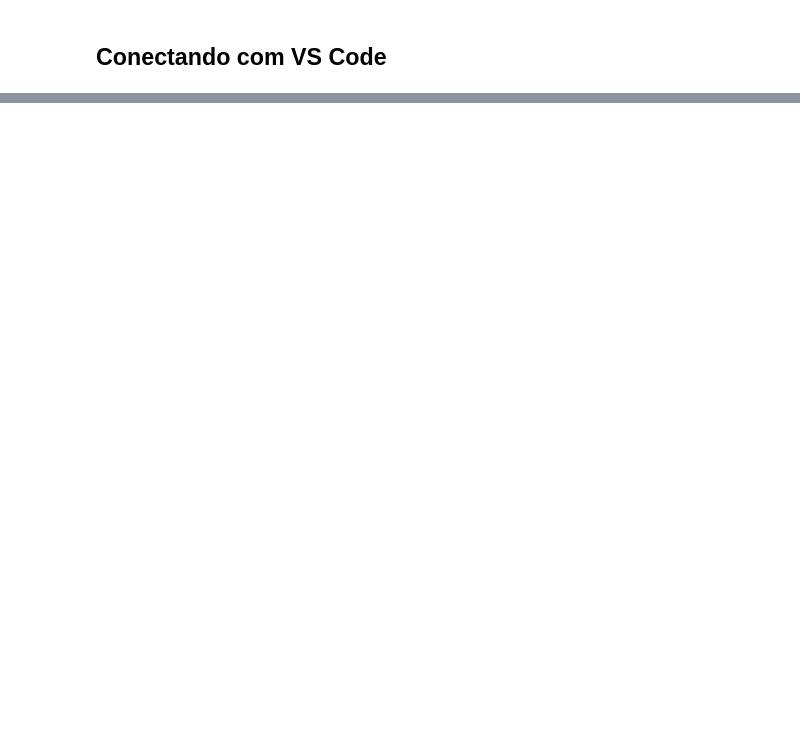
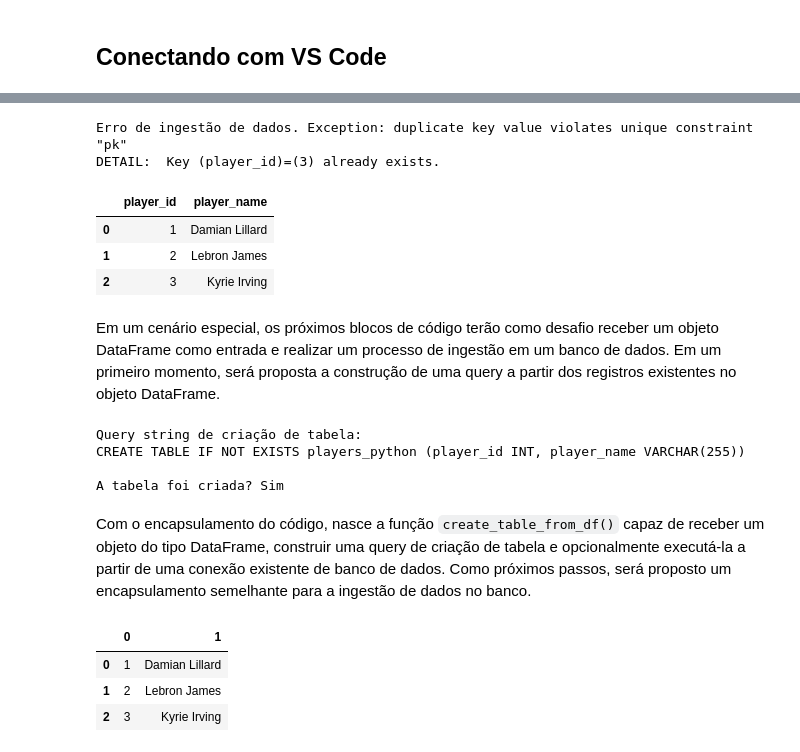
Before and after one commit to ThiagoPanini/nbaflow, a Jupyter notebook: notebooks/NBAFlow-aws-migration.ipynb, the cells around one changed output, grey strips where cells are left out. Drawn from its saved outputs; the diff is of its cells as text; code cells hidden in the pictures; blank space fills up the shorter version.

Commit message:
Implementando integração do PostgreSQL com Python via psycopg2

```diff
--- a/notebooks/NBAFlow-aws-migration.ipynb
+++ b/notebooks/NBAFlow-aws-migration.ipynb
@@ -286,0 +424,40 @@ ___
+# %%
+# Definindo string sql de ingestão de dados
+insert_query = """
+    INSERT INTO players (player_id, player_name)
+        VALUES (3, 'Kyrie Irving')
+"""
+
+# Definindo string sql de seleção de dados
+select_query = """
+    SELECT
+        player_id,
+        player_name
+
+    FROM players
+"""
+
+# Criando cursor e aplicando comandos no banco de daods
+with conn.cursor() as cur:
+    try:
+        cur.execute(insert_query)
+        conn.commit()
+    except Exception as e:
+        print(f'Erro de ingestão de dados. Exception: {e}')
+        conn.rollback()
+    finally:
+        cur.execute(select_query)
+        conn.commit()
+        data = pd.DataFrame(cur.fetchall(), columns=['player_id', 'player_name'])
+
+# Verificando resultado
+data.head()
+# %% [output]
+Erro de ingestão de dados. Exception: duplicate key value violates unique constraint "pk"
+DETAIL:  Key (player_id)=(3) already exists.
+|  | player_id | player_name |
+| 0 | 1 | Damian Lillard |
+| 1 | 2 | Lebron James |
+| 2 | 3 | Kyrie Irving |
+# %% [markdown]
+Em um cenário especial, os próximos blocos de código terão como desafio receber um objeto DataFrame como entrada e realizar um processo de ingestão em um banco de dados. Em um primeiro momento, será proposta a construção de uma query a partir dos registros existentes no objeto DataFrame.
@@ -286,0 +561,19 @@ ___
+# %%
+# Testando função
+players_table = 'players_python'
+create_string = create_table_from_df(df=data, table_name=players_table,
+                                     run=True, db_connection=conn)
+
+# Verificando resultados
+print(f'Query string de criação de tabela:\n{create_string}')
+with conn.cursor() as cur:
+    conn.commit()
+    cur.execute("SELECT table_name FROM information_schema.tables WHERE table_schema='public'")
+    print(f'\nA tabela foi criada? {"Sim" if players_table in pd.DataFrame(cur.fetchall()).values else "Não"}')
+# %% [output]
+Query string de criação de tabela:
+CREATE TABLE IF NOT EXISTS players_python (player_id INT, player_name VARCHAR(255))
+
+A tabela foi criada? Sim
+# %% [markdown]
+Com o encapsulamento do código, nasce a função `create_table_from_df()` capaz de receber um objeto do tipo DataFrame, construir uma query de criação de tabela e opcionalmente executá-la a partir de uma conexão existente de banco de dados. Como próximos passos, será proposto um encapsulamento semelhante para a ingestão de dados no banco.
@@ -286,0 +670,15 @@ ___
+# %%
+# Inserindo dados na tabela
+insert_string = insert_into_from_df(df=data, table_name='players_python',
+                                    run=True, db_connection=conn)
+
+# Verificando sucesso a partir da seleção de dados
+with conn.cursor() as cur:
+    cur.execute(f'SELECT player_id, player_name FROM {players_table}')
+    data = pd.DataFrame(cur.fetchall())
+data
+# %% [output]
+|  | 0 | 1 |
+| 0 | 1 | Damian Lillard |
+| 1 | 2 | Lebron James |
+| 2 | 3 | Kyrie Irving |
```
Also changed, not shown: parts of 26 cells of this notebook.
